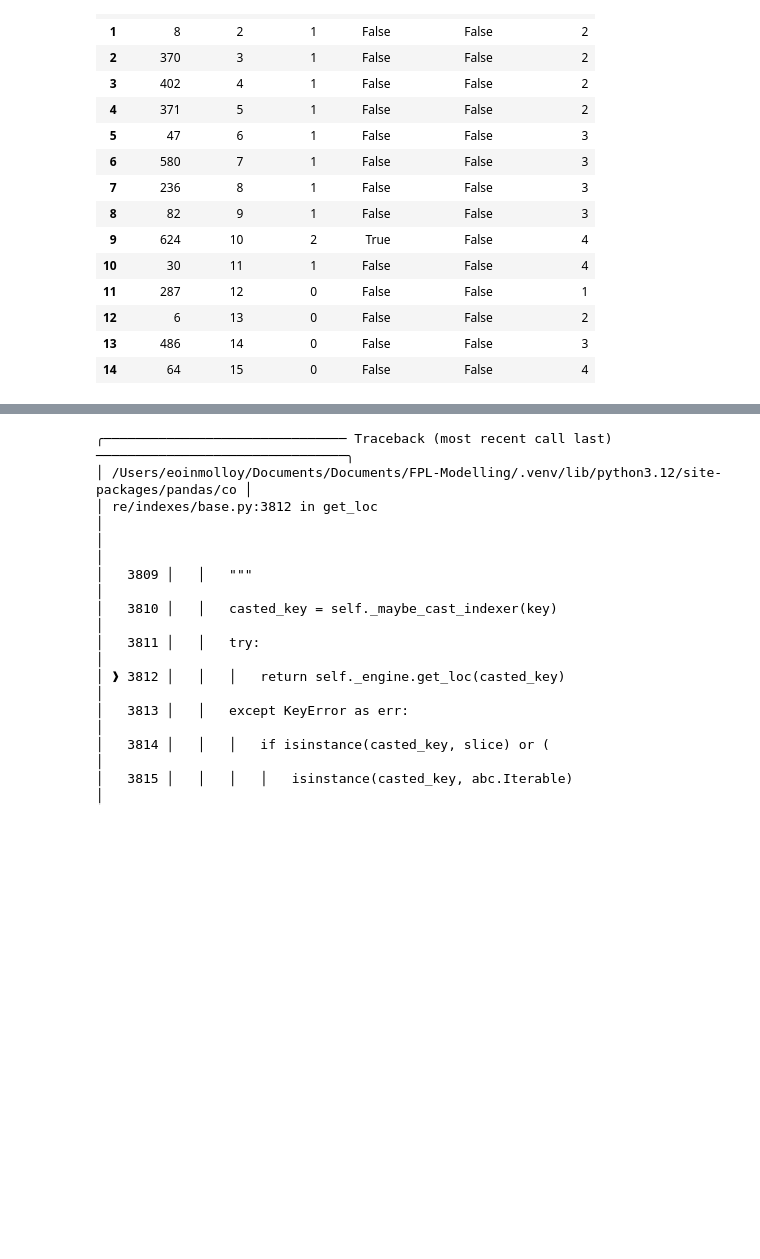
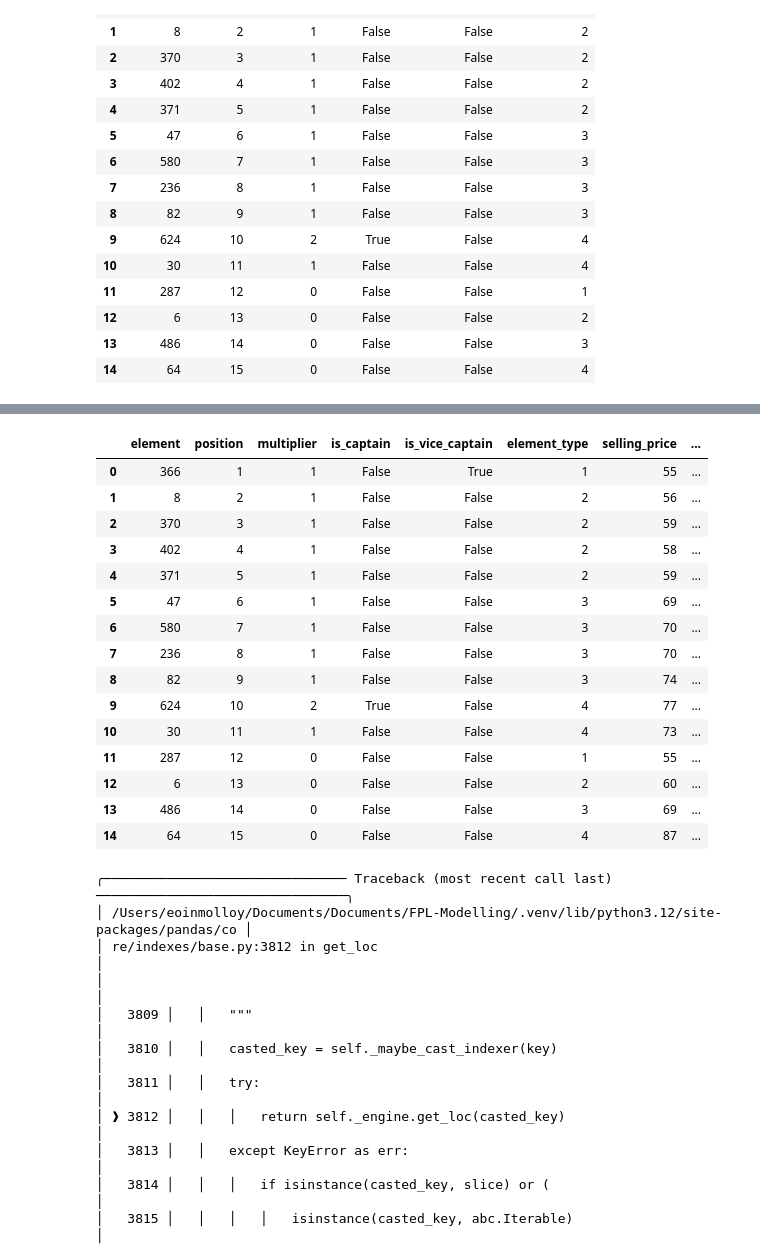
Before and after one commit to emolloy123/FPL-Modelling, a Jupyter notebook: fpl-modelling/notebooks/test.ipynb, the cells around one changed output, grey strips where cells are left out. Drawn from its saved outputs; the diff is of its cells as text; code cells hidden in the pictures; blank space fills up the shorter version.

```diff
--- a/fpl-modelling/notebooks/test.ipynb
+++ b/fpl-modelling/notebooks/test.ipynb
@@ -134,0 +164,3 @@ r_new['gameweek_team']
+# %%
+import requests
+r= requests.get(f"https://fantasy.premierleague.com/api/my-team/{team_id}/", headers={ "X-Api-Authorization": f"Bearer {bearer}"})
@@ -134,0 +172,8 @@ r_new['gameweek_team']
+# %%
+my_team = pd.DataFrame(r.json()['picks'])
+my_team = my_team.rename({
+    'element': 'player_id',
+    'element_type': 'position_id',
+    'el'
+})
+# %% [output]
@@ -135,3 +181,19 @@ r_new['gameweek_team']
+|  | element | position | multiplier | is_captain | is_vice_captain | element_type | selling_price | ... |
+| 0 | 366 | 1 | 1 | False | True | 1 | 55 | ... |
+| 1 | 8 | 2 | 1 | False | False | 2 | 56 | ... |
+| 2 | 370 | 3 | 1 | False | False | 2 | 59 | ... |
+| 3 | 402 | 4 | 1 | False | False | 2 | 58 | ... |
+| 4 | 371 | 5 | 1 | False | False | 2 | 59 | ... |
+| 5 | 47 | 6 | 1 | False | False | 3 | 69 | ... |
+| 6 | 580 | 7 | 1 | False | False | 3 | 70 | ... |
+| 7 | 236 | 8 | 1 | False | False | 3 | 70 | ... |
+| 8 | 82 | 9 | 1 | False | False | 3 | 74 | ... |
+| 9 | 624 | 10 | 2 | True | False | 4 | 77 | ... |
+| 10 | 30 | 11 | 1 | False | False | 4 | 73 | ... |
+| 11 | 287 | 12 | 0 | False | False | 1 | 55 | ... |
+| 12 | 6 | 13 | 0 | False | False | 2 | 60 | ... |
+| 13 | 486 | 14 | 0 | False | False | 3 | 69 | ... |
+| 14 | 64 | 15 | 0 | False | False | 4 | 87 | ... |
 # %%
 import pandas as pd
 
```
Also changed, not shown: parts of 12 cells of this notebook, 1 other file.
